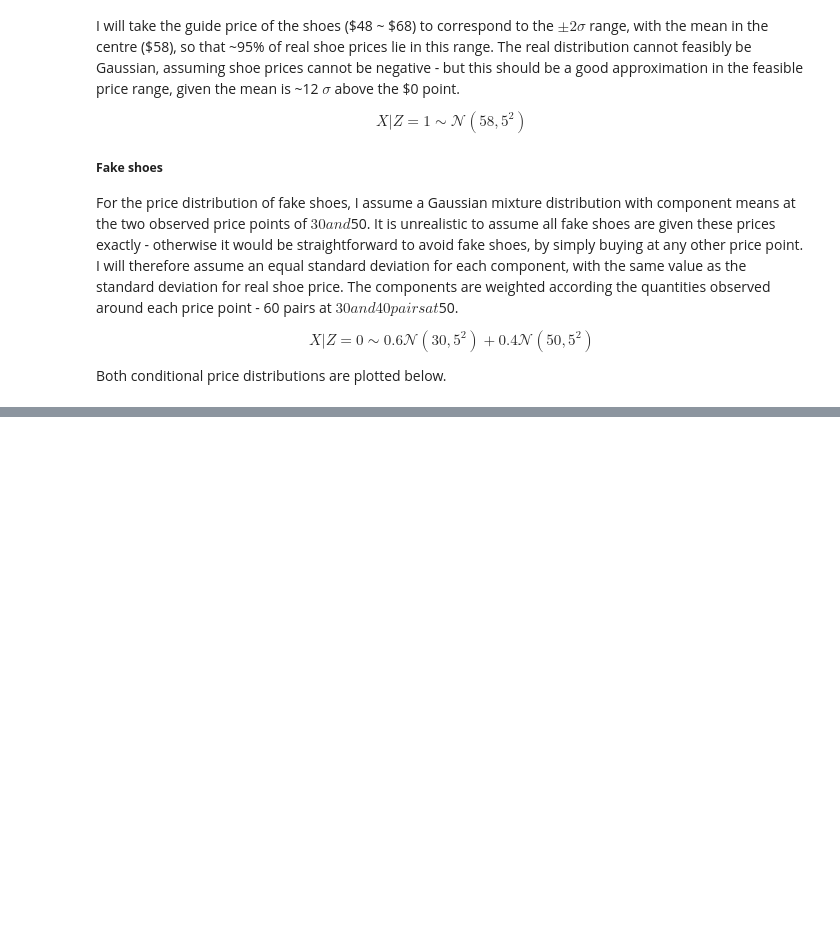
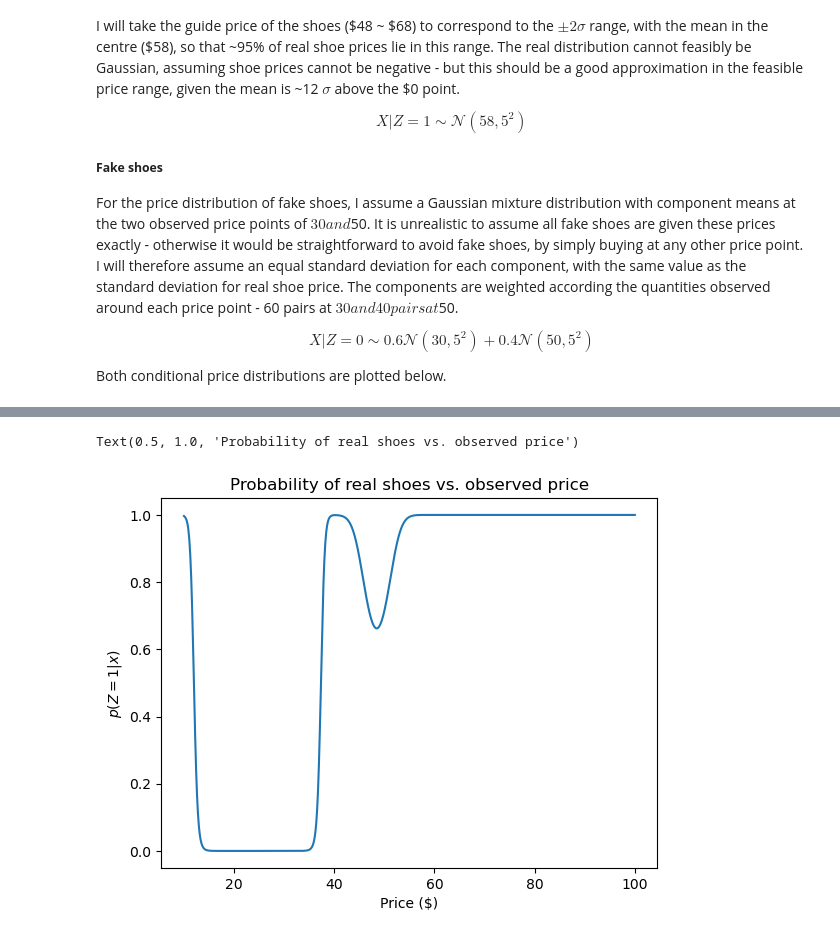
Before and after one commit to mataln/binance-takehome, a Jupyter notebook: Q1_neat.ipynb, the cells around one changed output, grey strips where cells are left out. Drawn from its saved outputs; the diff is of its cells as text; code cells hidden in the pictures; blank space fills up the shorter version.

```diff
--- a/Q1_neat.ipynb
+++ b/Q1_neat.ipynb
@@ -108,0 +172,10 @@ pdf_real =
+# %%
+real_probs = prob_real(x_samples, sigma_fake=2)
+
+plt.plot(x_samples, real_probs) #Plot the probability of real shoes
+plt.xlabel('Price ($)')
+plt.ylabel('$p(Z=1|x)$')
+plt.title('Probability of real shoes vs. observed price')
+# %% [output]
+Text(0.5, 1.0, 'Probability of real shoes vs. observed price')
+[figure, added]
```
Also changed, not shown: parts of 16 cells of this notebook.
